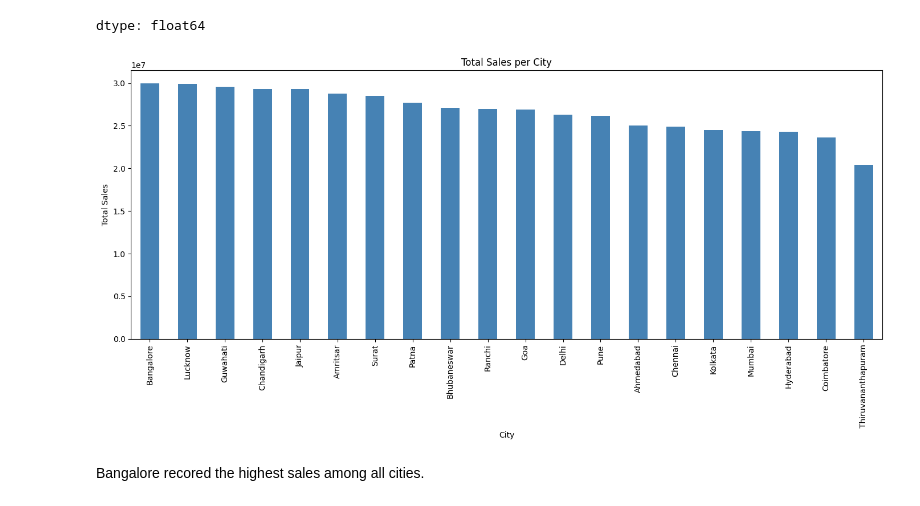
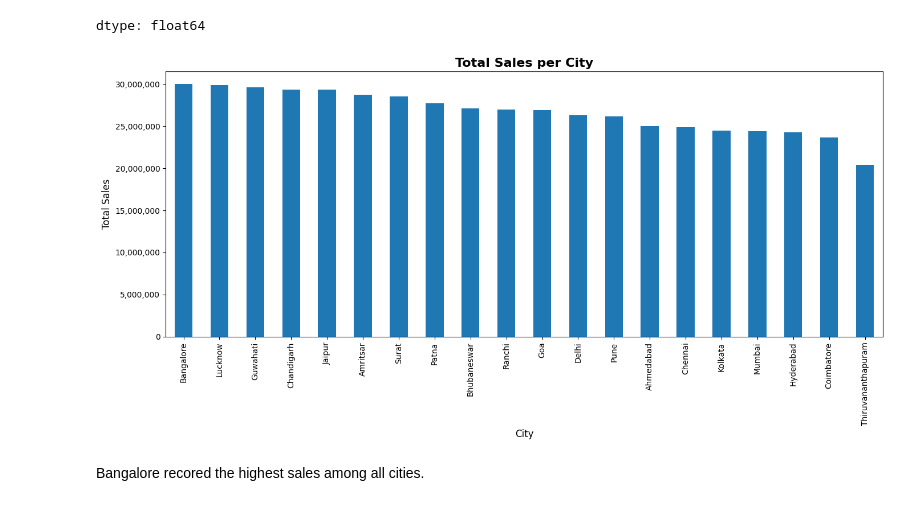
Before and after one commit to raphaelayerteyfloku1-bot/retail-sales-data-analysis, a Jupyter notebook: notebook.ipynb, the cells around one changed output. Cells and saved outputs as stored; diff of their text form; code cells hidden in the pictures.

```diff
--- a/notebook.ipynb
+++ b/notebook.ipynb
@@ -574,17 +646,18 @@ dtype: float64
 #Defining Sales per City
 city_sales = df.groupby('City')['Sales'].sum().sort_values(ascending=False)
 # %%
-#Visualizing Sales by City
-plt.figure(figsize=(14,7))
-city_sales.plot(kind='bar', color='steelblue')
-plt.title('Total Sales per City')
-plt.xlabel('City')
-plt.ylabel('Total Sales')
+#Visualizing Sales per city
+plt.figure(figsize=(14, 7))
+ax = city_sales.plot(kind='bar')
+plt.title('Total Sales per City', fontsize=16, fontweight='bold')
+plt.xlabel('City', fontsize=12)
+plt.ylabel('Total Sales', fontsize=12)
 plt.xticks(rotation=90)
+ax.yaxis.set_major_formatter(FuncFormatter(lambda x, _: f'{x:,.0f}'))
 plt.tight_layout()
 plt.show()
 # %% [output]
-[figure, old version]
+[figure, new version]
 # %% [markdown]
 Bangalore recored the highest sales among all cities.
 # %%
```
Also changed, not shown: parts of 6 cells of this notebook.
